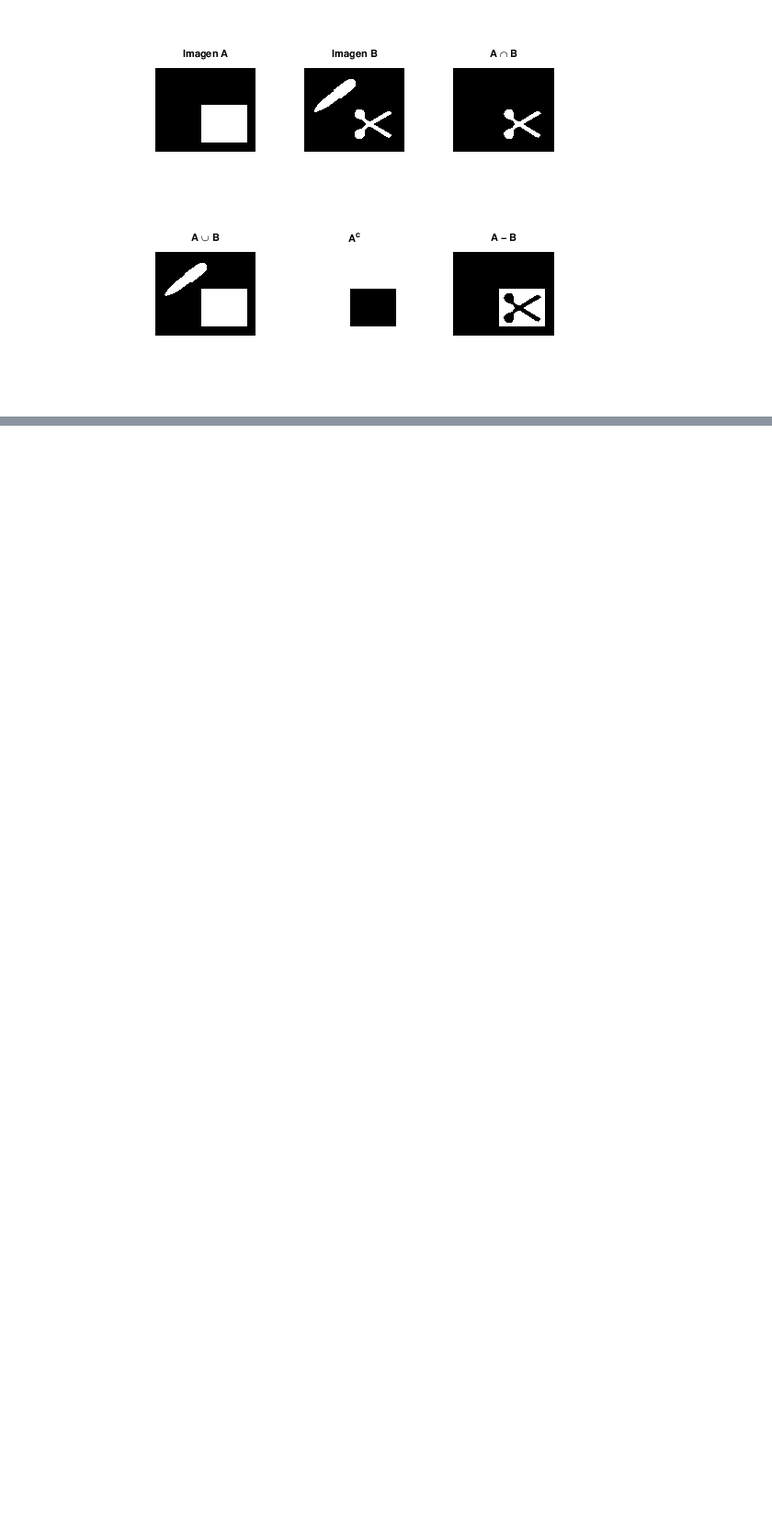
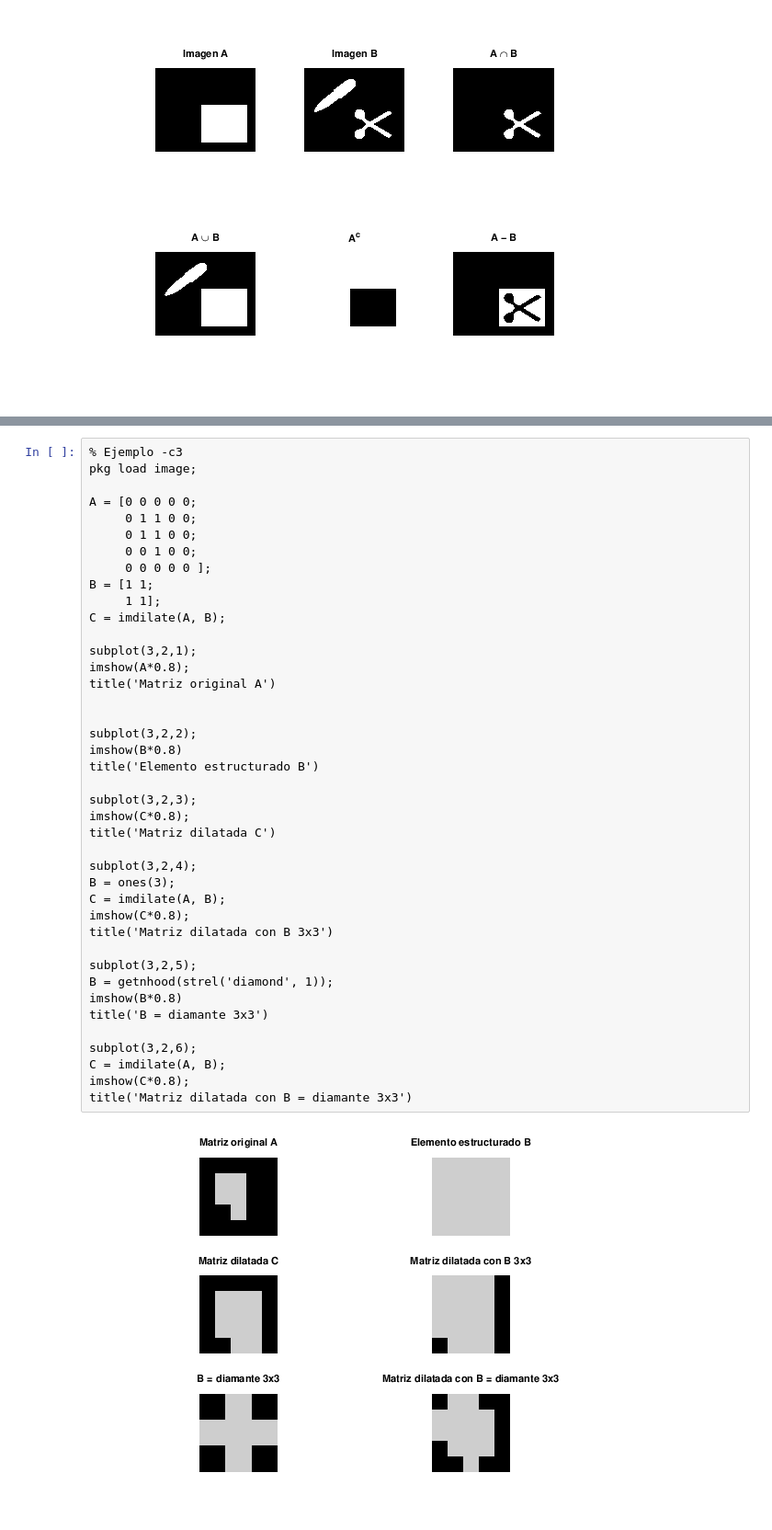
Before and after one commit to bakkim05/PAID_Electiva, a Jupyter notebook: Procesamiento de imagen morfologica/Procesamiento de imagenes morfológicas.ipynb, the cells around one changed output, grey strips where cells are left out. Shown at 92% size. Saved outputs shown, nothing was run; the diff lists cells and outputs as text; blank space fills up the shorter version.

Commit message:
Imagenes morfológicas sin python

```diff
--- a/Procesamiento de imagen morfologica/Procesamiento de imagenes morfológicas.ipynb
+++ b/Procesamiento de imagen morfologica/Procesamiento de imagenes morfológicas.ipynb
@@ -117,0 +155,43 @@ $$A = \left( \right)$$
+# %%
+% Ejemplo -c3
+pkg load image;
+
+A = [0 0 0 0 0;
+     0 1 1 0 0;
+     0 1 1 0 0;
+     0 0 1 0 0;
+     0 0 0 0 0 ];
+B = [1 1;
+     1 1];
+C = imdilate(A, B);
+
+subplot(3,2,1);
+imshow(A*0.8);
+title('Matriz original A')
+
+
+subplot(3,2,2);
+imshow(B*0.8)
+title('Elemento estructurado B')
+
+subplot(3,2,3);
+imshow(C*0.8);
+title('Matriz dilatada C')
+
+subplot(3,2,4);
+B = ones(3);
+C = imdilate(A, B);
+imshow(C*0.8);
+title('Matriz dilatada con B 3x3')
+
+subplot(3,2,5);
+B = getnhood(strel('diamond', 1));
+imshow(B*0.8)
+title('B = diamante 3x3')
+
+subplot(3,2,6);
+C = imdilate(A, B);
+imshow(C*0.8);
+title('Matriz dilatada con B = diamante 3x3')
+# %% [output]
+[figure, added]
```
Also changed, not shown: parts of 16 cells of this notebook.
